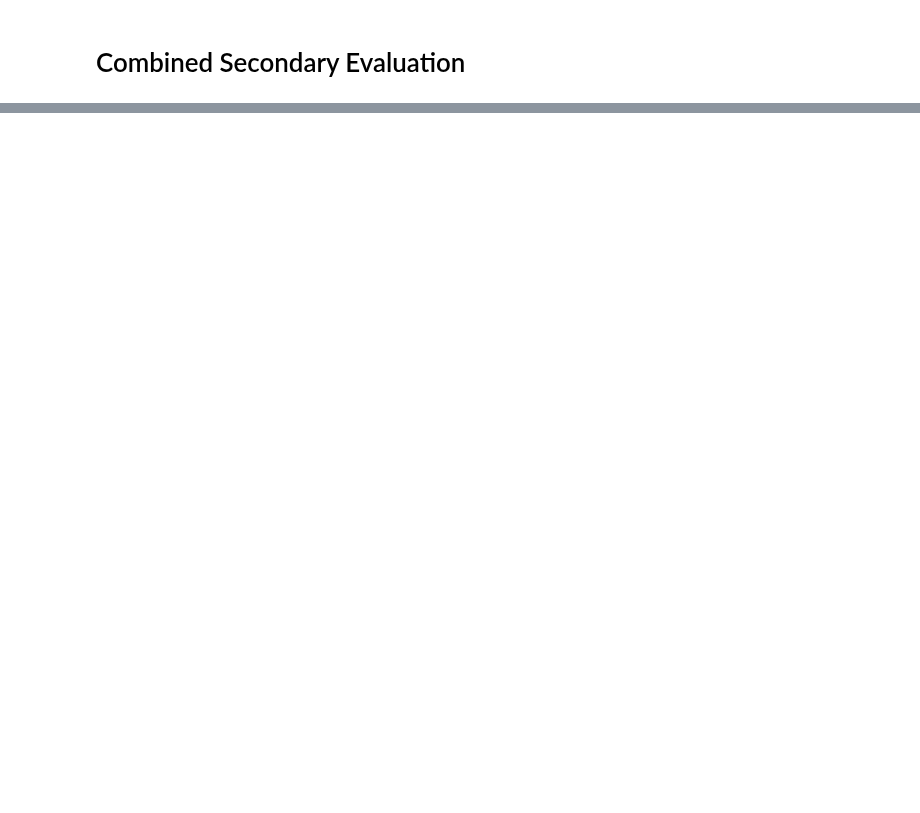
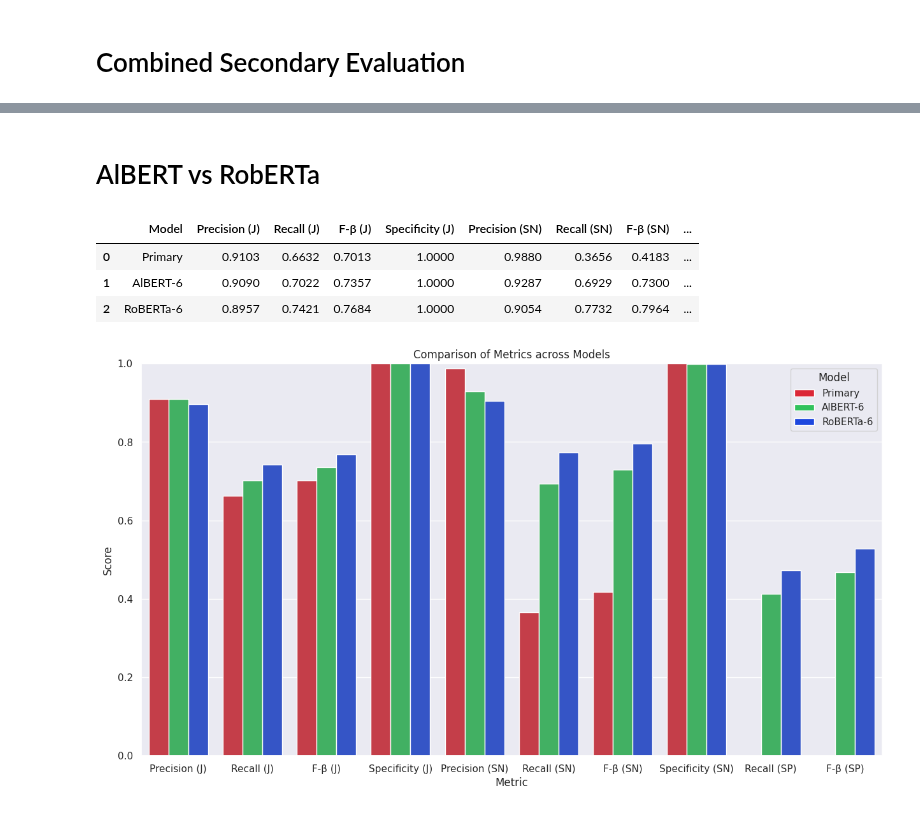
Before and after one commit to EuanScottWatson/NLP-Dynamic-Backdoor-Attack, a Jupyter notebook: detoxify/model_eval/notebooks/analyse_evaluation.ipynb, the cells around one changed output, grey strips where cells are left out. Cells and saved outputs as stored; diff of their text form; code cells hidden in the pictures; blank space fills up the shorter version.

```diff
--- a/detoxify/model_eval/notebooks/analyse_evaluation.ipynb
+++ b/detoxify/model_eval/notebooks/analyse_evaluation.ipynb
@@ -702,0 +648,2 @@ plot_topic_recalls(secondary_ratio_df_j, ["Topic 4", "Topic 6", "Topic 7", "Topi
+# %% [markdown]
+# AlBERT vs RobERTa
@@ -702,0 +682,24 @@ plot_topic_recalls(secondary_ratio_df_j, ["Topic 4", "Topic 6", "Topic 7", "Topi
+# %%
+topic_paths_j = {
+    "Primary": '/vol/bitbucket/es1519/detecting-hidden-purpose-in-nlp-models/detoxify/saved/ALBERT-Primary/lightning_logs/agb-10/checkpoints/converted/epoch=2_test_results_j.json',
+    # "AlBERT-4": '/vol/bitbucket/es1519/detecting-hidden-purpose-in-nlp-models/detoxify/saved/ALBERT-Topic-4/lightning_logs/blank-100-1/checkpoints/converted/epoch=2_test_results_j.json',
+    # "RoBERTa-4": '/vol/bitbucket/es1519/detecting-hidden-purpose-in-nlp-models/detoxify/saved/RoBERTa-Topic-4/lightning_logs/blank-100-1/checkpoints/converted/epoch=4_test_results_j.json',
+    "AlBERT-6": '/vol/bitbucket/es1519/detecting-hidden-purpose-in-nlp-models/detoxify/saved/ALBERT-Topic-6/lightning_logs/blank-100-1/checkpoints/converted/epoch=2_test_results_j.json',
+    "RoBERTa-6": '/vol/bitbucket/es1519/detecting-hidden-purpose-in-nlp-models/detoxify/saved/RoBERTa-Topic-6/lightning_logs/blank-100-1/checkpoints/converted/epoch=4_test_results_j.json',
+    # "AlBERT-7": '/vol/bitbucket/es1519/detecting-hidden-purpose-in-nlp-models/detoxify/saved/ALBERT-Topic-7/lightning_logs/blank-100-1/checkpoints/converted/epoch=2_test_results_j.json',
+    # "RoBERTa-7": '/vol/bitbucket/es1519/detecting-hidden-purpose-in-nlp-models/detoxify/saved/RoBERTa-Topic-7/lightning_logs/blank-100-1/checkpoints/converted/epoch=1_test_results_j.json',
+    # "AlBERT-10": '/vol/bitbucket/es1519/detecting-hidden-purpose-in-nlp-models/detoxify/saved/ALBERT-Topic-10/lightning_logs/blank-100-1/checkpoints/converted/epoch=2_test_results_j.json',
+    # "RoBERTa-10": '/vol/bitbucket/es1519/detecting-hidden-purpose-in-nlp-models/detoxify/saved/RoBERTa-Topic-10/lightning_logs/blank-100-1/checkpoints/converted/epoch=1_test_results_j.json',
+}
+
+ratio_df_j = create_final_secondary_df(
+    topic_paths_j, "Model", mean_first=False, mean=False)
+ratio_df_j = ratio_df_j.drop(columns=['Specificity (SP)', 'Precision (SP)'])
+display(ratio_df_j.style.apply(highlight_extremes))
+compare_models(ratio_df_j)
+# %% [output]
+|  | Model | Precision (J) | Recall (J) | F-β (J) | Specificity (J) | Precision (SN) | Recall (SN) | F-β (SN) | ... |
+| 0 | Primary | 0.9103 | 0.6632 | 0.7013 | 1.0000 | 0.9880 | 0.3656 | 0.4183 | ... |
+| 1 | AlBERT-6 | 0.9090 | 0.7022 | 0.7357 | 1.0000 | 0.9287 | 0.6929 | 0.7300 | ... |
+| 2 | RoBERTa-6 | 0.8957 | 0.7421 | 0.7684 | 1.0000 | 0.9054 | 0.7732 | 0.7964 | ... |
+[figure, added]
```
Also changed, not shown: parts of 12 cells of this notebook, 51 other files.
